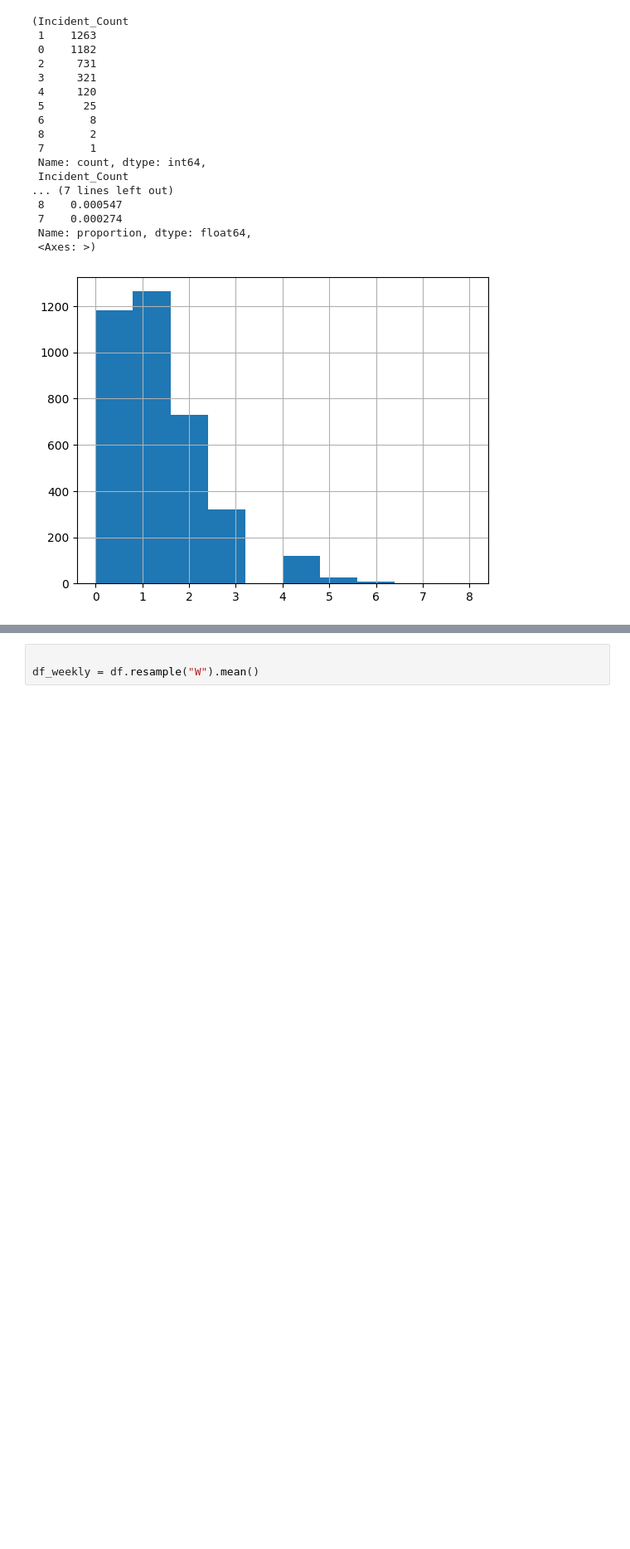
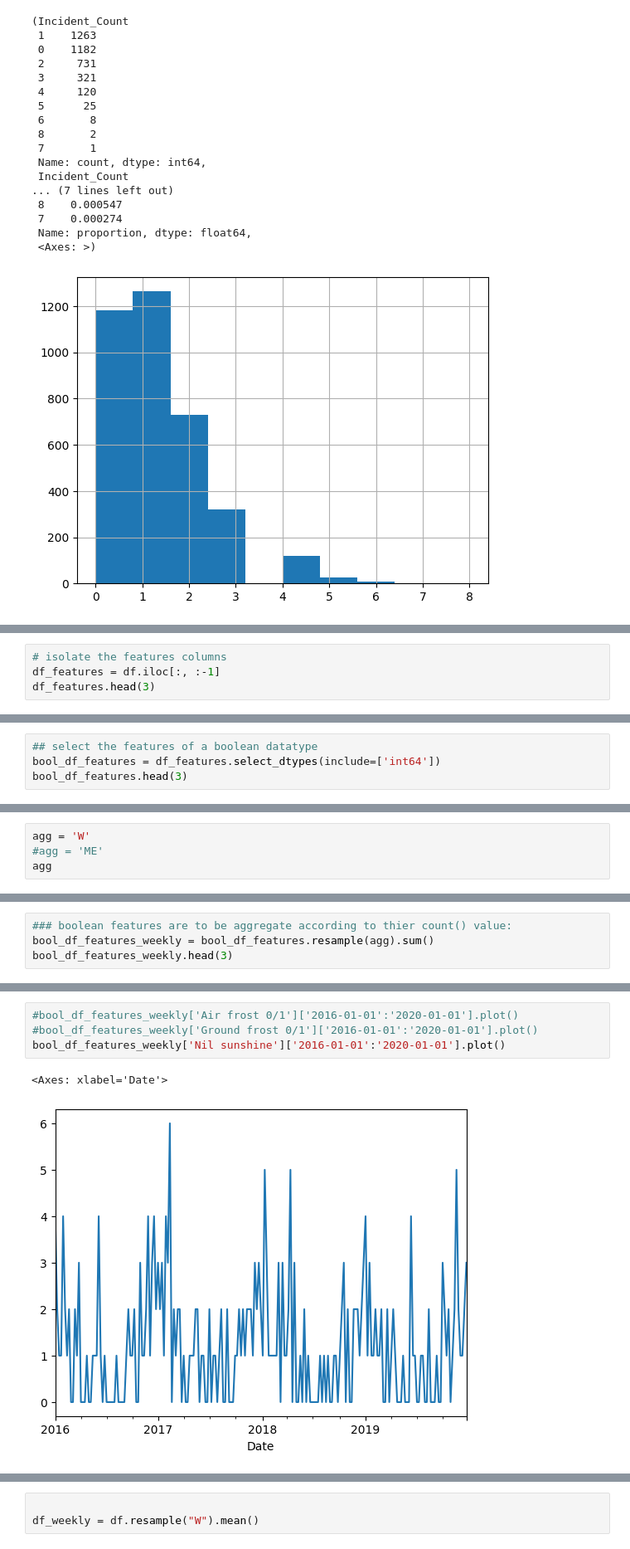
Before and after one commit to admason/C_Spark_Project_AM2, a Jupyter notebook: WEEKLY_prophet_weather_forecast_template.ipynb, the cells around one changed output, grey strips where cells are left out. Shown at 83% size. Drawn from its saved outputs; the diff is of its cells as text; blank space fills up the shorter version.

```diff
--- a/WEEKLY_prophet_weather_forecast_template.ipynb
+++ b/WEEKLY_prophet_weather_forecast_template.ipynb
@@ -83,0 +241,4 @@ df =df.drop(columns = ['Daily range degC','Grass min °C','Rainfall mm raw incl
+# %%
+# isolate the features columns
+df_features = df.iloc[:, :-1]
+df_features.head(3)
@@ -83,0 +270,4 @@ df =df.drop(columns = ['Daily range degC','Grass min °C','Rainfall mm raw incl
+# %%
+## select the features of a boolean datatype
+bool_df_features = df_features.select_dtypes(include=['int64'])
+bool_df_features.head(3)
@@ -83,0 +282,4 @@ df =df.drop(columns = ['Daily range degC','Grass min °C','Rainfall mm raw incl
+# %%
+agg = 'W'
+#agg = 'ME'
+agg
@@ -83,0 +343,4 @@ df =df.drop(columns = ['Daily range degC','Grass min °C','Rainfall mm raw incl
+# %%
+### boolean features are to be aggregate according to thier count() value:
+bool_df_features_weekly = bool_df_features.resample(agg).sum()
+bool_df_features_weekly.head(3)
@@ -83,0 +356,7 @@ df =df.drop(columns = ['Daily range degC','Grass min °C','Rainfall mm raw incl
+# %%
+#bool_df_features_weekly['Air frost 0/1']['2016-01-01':'2020-01-01'].plot()
+#bool_df_features_weekly['Ground frost 0/1']['2016-01-01':'2020-01-01'].plot()
+bool_df_features_weekly['Nil sunshine']['2016-01-01':'2020-01-01'].plot()
+# %% [output]
+<Axes: xlabel='Date'>
+[figure, added]
```
Also changed, not shown: parts of 47 cells of this notebook.
